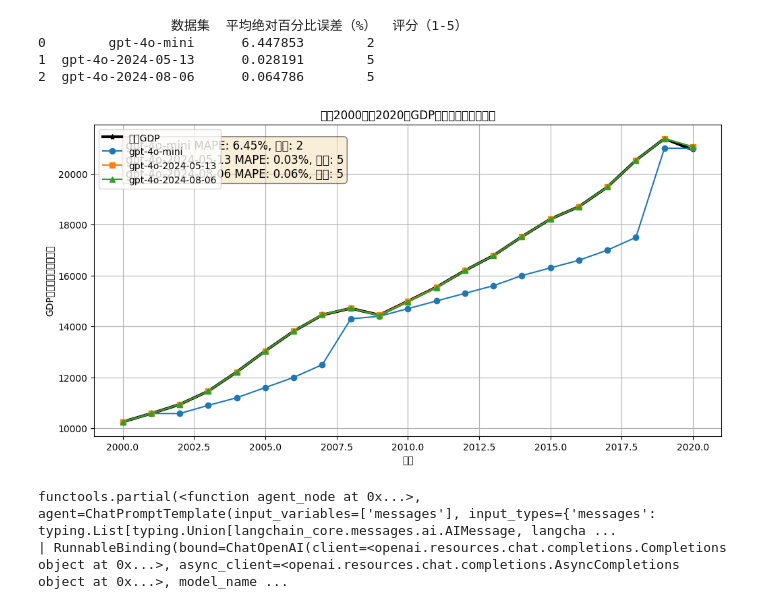
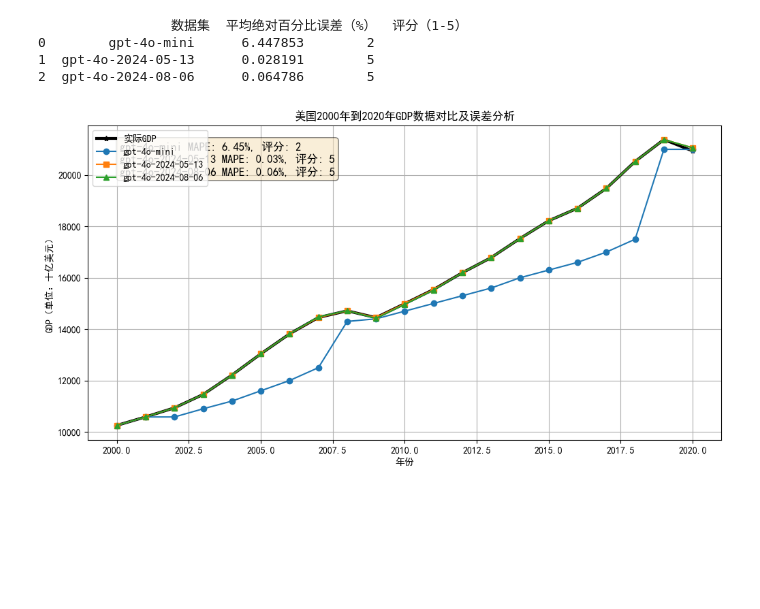
Before and after one commit to 8000tank/openai-quickstart, a Jupyter notebook: langchain/langgraph/multi_agent_collaboration.ipynb, the cells around one changed output. Cells and saved outputs as stored; diff of their text form; code cells hidden in the pictures; blank space fills up the shorter version.

```diff
--- a/langchain/langgraph/multi_agent_collaboration.ipynb
+++ b/langchain/langgraph/multi_agent_collaboration.ipynb
@@ -643,4 +643,8 @@ plt.xlabel('年份')
 plt.ylabel('GDP（单位：十亿美元）')
 plt.legend()
 plt.grid(True)
+
+plt.rcParams['font.sans-serif'] = ['SimHei']  # 指定默认字体
+plt.rcParams['axes.unicode_minus'] = False  # 解决保存图像是负号'-'显示为方块的问题
+
 plt.show()
@@ -702,34 +708,36 @@ print(df)
 # %%
 # 作业1：在同一个图中绘制三组数据和实际 GDP 数据的曲线，同时在图中添加每组数据的误差和评分信息
 import matplotlib.pyplot as plt
 
 # 绘制 GDP 数据曲线
 plt.figure(figsize=(12, 6))
 plt.plot(years, actual_gdp, marker='*', label='实际GDP', linewidth=3, color='black')
 plt.plot(years, gpt4o_mini, marker='o', label='gpt-4o-mini')
 plt.plot(years, gpt4o_20240513, marker='s', label='gpt-4o-2024-05-13')
 plt.plot(years, gpt4o_20240806, marker='^', label='gpt-4o-2024-08-06')
 
 plt.title('美国2000年到2020年GDP数据对比及误差分析')
 plt.xlabel('年份')
 plt.ylabel('GDP（单位：十亿美元）')
 plt.legend()
 plt.grid(True)
 
 # 在图中添加评分信息
 textstr = '\n'.join((
     f"gpt-4o-mini MAPE: {mape_mini:.2f}%, 评分: {score_mini}",
     f"gpt-4o-2024-05-13 MAPE: {mape_20240513:.2f}%, 评分: {score_20240513}",
     f"gpt-4o-2024-08-06 MAPE: {mape_20240806:.2f}%, 评分: {score_20240806}"
 ))
 
 # 设置文本框的位置和样式
 props = dict(boxstyle='round', facecolor='wheat', alpha=0.5)
 plt.text(0.05, 0.95, textstr, transform=plt.gca().transAxes, fontsize=12, verticalalignment='top', bbox=props)
+plt.rcParams['font.sans-serif'] = ['SimHei']  # 指定默认字体
+plt.rcParams['axes.unicode_minus'] = False  # 解决保存图像是负号'-'显示为方块的问题
 
 plt.show()
 # %% [output]
-[figure, old version]
+[figure, new version]
 # %%
 # 作业2：简单提示词
 table_agent = create_agent(
@@ -805,8 +813,3 @@ workflow.add_conditional_edges(
         "Table_Generator": "Table_Generator",  # 如果 sender 是 Chart Generator，则返回给 Chart_Generator
     },
 )
-# %%
-table_node
-# %% [output]
-functools.partial(<function agent_node at 0x...>, agent=ChatPromptTemplate(input_variables=['messages'], input_types={'messages': typing.List[typing.Union[langchain_core.messages.ai.AIMessage, langcha ...
-| RunnableBinding(bound=ChatOpenAI(client=<openai.resources.chat.completions.Completions object at 0x...>, async_client=<openai.resources.chat.completions.AsyncCompletions object at 0x...>, model_name ...
```
Also changed, not shown: parts of 1 cell of this notebook.
